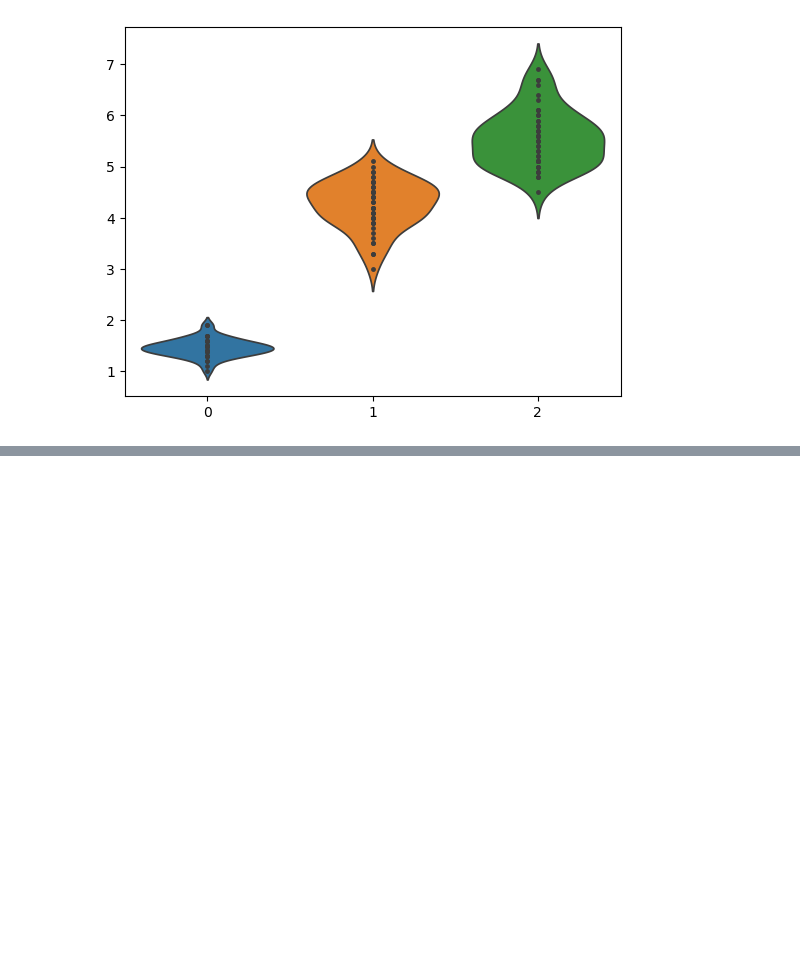
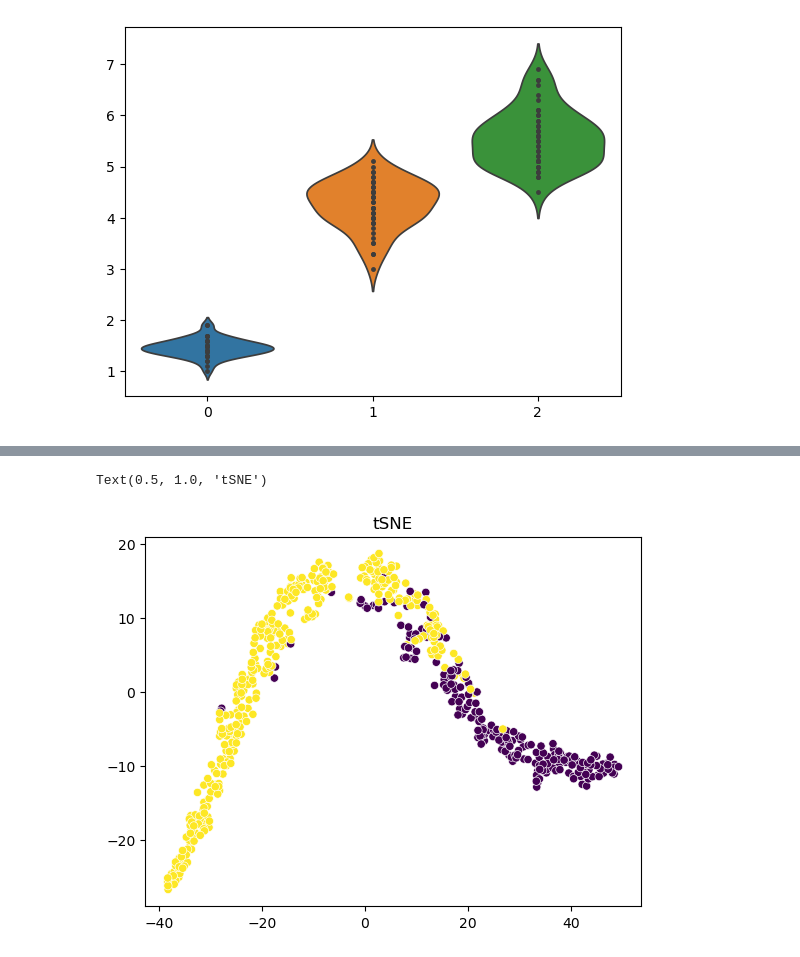
Before and after one commit to TheDeanLab/Intro-to-Python, a Jupyter notebook: activities/activity_python-scientific-computing.ipynb, the cells around one changed output, grey strips where cells are left out. Saved outputs shown, nothing was run; the diff lists cells and outputs as text; code cells hidden in the pictures; blank space fills up the shorter version.

```diff
--- a/activities/activity_python-scientific-computing.ipynb
+++ b/activities/activity_python-scientific-computing.ipynb
@@ -164,0 +188,16 @@ Which one did you try, and why?
+# %%
+from sklearn.manifold import TSNE
+
+# Perform tSNE on our data using X with n_components=2 and perplexity=30.0
+# store the result in x_tsne
+
+x_tsne = ...
+
+# plotting our data. Is there class separation now?
+# what if you change the perplexity?
+plt.figure()
+sns.scatterplot(x=x_tsne[:, 0], y=x_tsne[:, 1], markers='.', c=y)
+plt.title("tSNE")
+# %% [output]
+Text(0.5, 1.0, 'tSNE')
+[figure, added]
```
Also changed, not shown: parts of 23 cells of this notebook, 2 other files.
